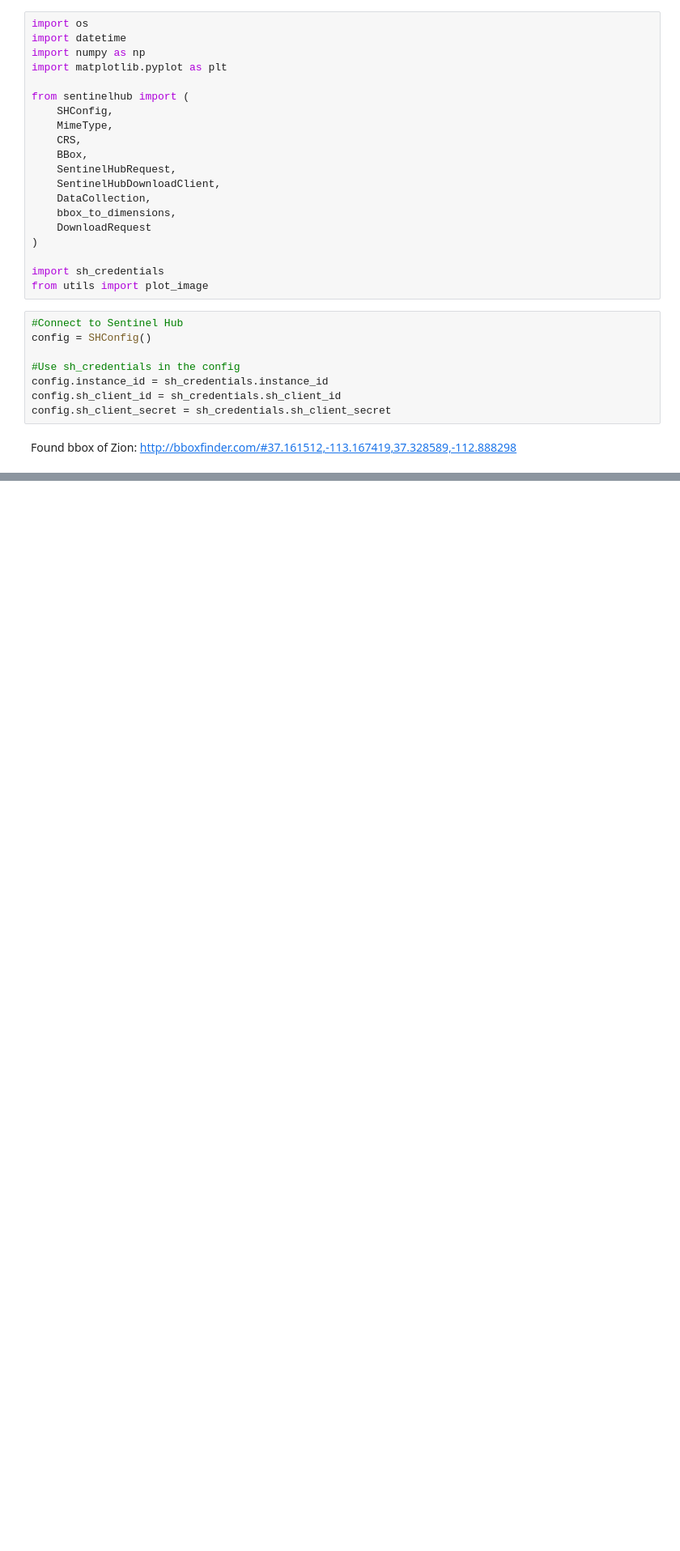
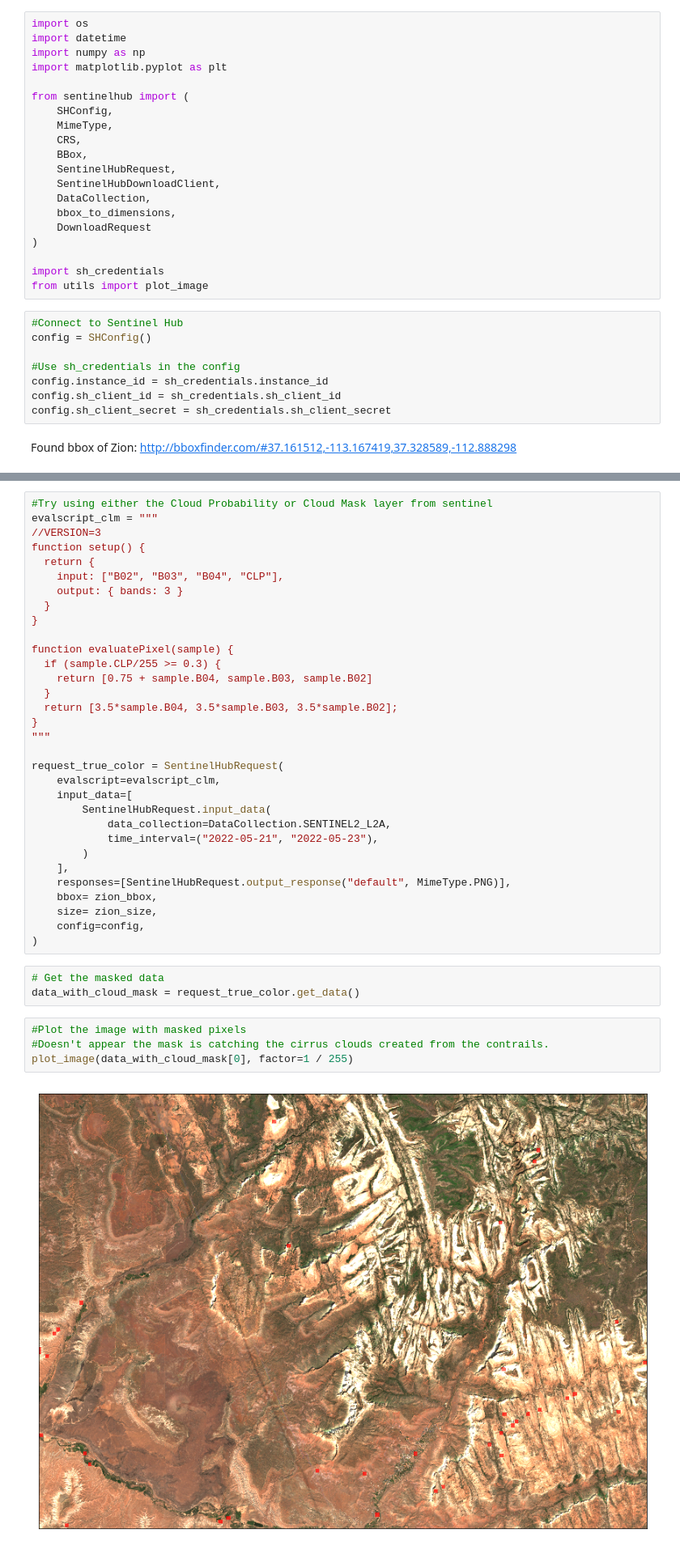
Before and after one commit to billeerds/geospatial-hub, a Jupyter notebook: Code/sentinel-scene.ipynb, the cells around one changed output, grey strips where cells are left out. Shown at 81% size. Cells and saved outputs as stored; diff of their text form; blank space fills up the shorter version.

```diff
--- a/Code/sentinel-scene.ipynb
+++ b/Code/sentinel-scene.ipynb
@@ -44,0 +101,41 @@ Image shape at 10 m resolution: (2516, 1801) pixels
+# %%
+#Try using either the Cloud Probability or Cloud Mask layer from sentinel
+evalscript_clm = """
+//VERSION=3
+function setup() {
+  return {
+    input: ["B02", "B03", "B04", "CLP"],
+    output: { bands: 3 }
+  }
+}
+
+function evaluatePixel(sample) {
+  if (sample.CLP/255 >= 0.3) {
+    return [0.75 + sample.B04, sample.B03, sample.B02]
+  }
+  return [3.5*sample.B04, 3.5*sample.B03, 3.5*sample.B02];
+}
+"""
+
+request_true_color = SentinelHubRequest(
+    evalscript=evalscript_clm,
+    input_data=[
+        SentinelHubRequest.input_data(
+            data_collection=DataCollection.SENTINEL2_L2A,
+            time_interval=("2022-05-21", "2022-05-23"),
+        )
+    ],
+    responses=[SentinelHubRequest.output_response("default", MimeType.PNG)],
+    bbox= zion_bbox,
+    size= zion_size,
+    config=config,
+)
+# %%
+# Get the masked data
+data_with_cloud_mask = request_true_color.get_data()
+# %%
+#Plot the image with masked pixels
+#Doesn't appear the mask is catching the cirrus clouds created from the contrails.
+plot_image(data_with_cloud_mask[0], factor=1 / 255)
+# %% [output]
+[figure, added]
```
Also changed, not shown: parts of 5 cells of this notebook.
